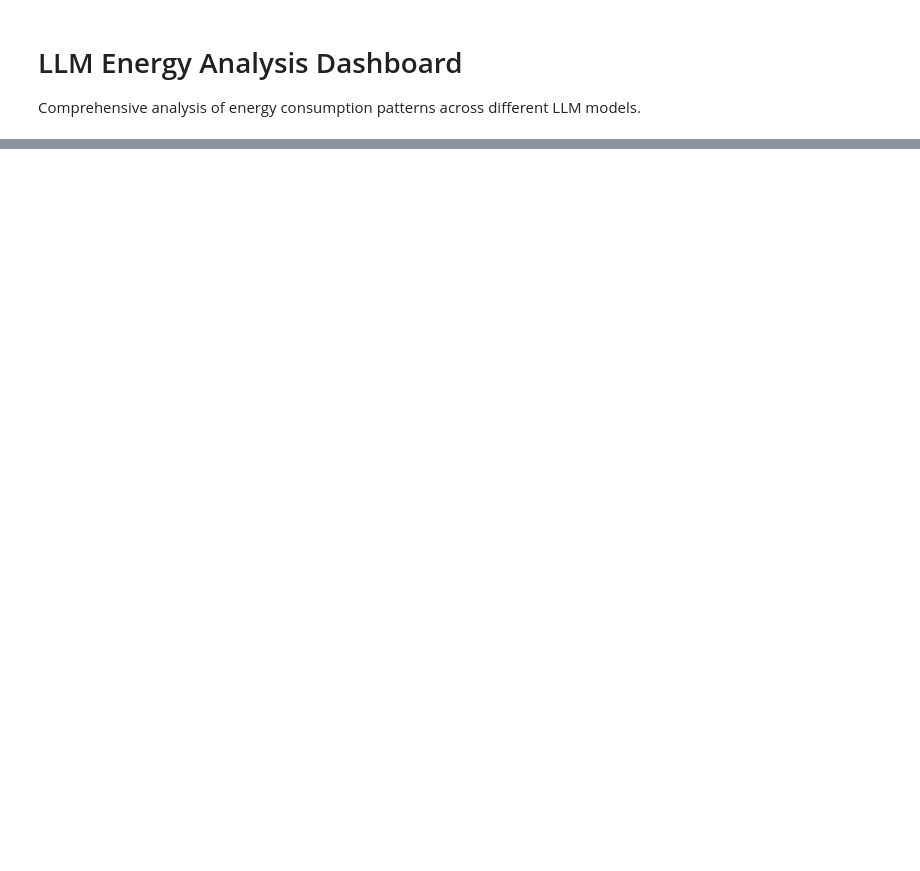
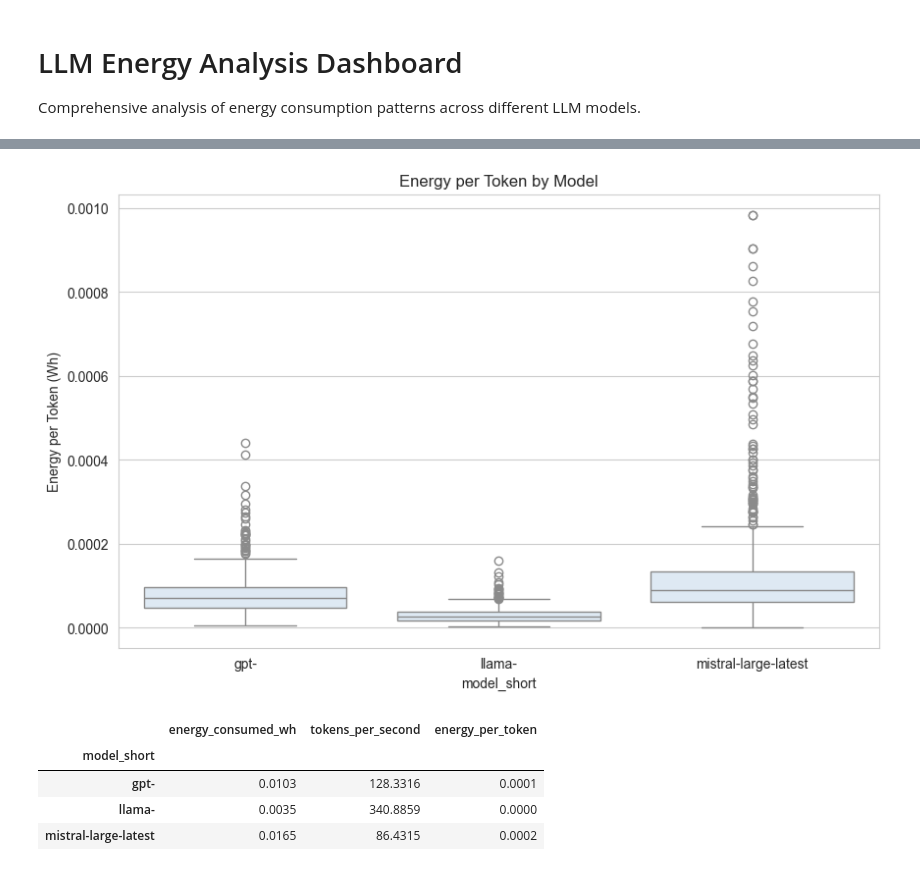
Before and after one commit to evwillow/MeasuringPromptEnergyinLLMs, a Jupyter notebook: stats.ipynb, the cells around one changed output, grey strips where cells are left out. Saved outputs shown, nothing was run; the diff lists cells and outputs as text; code cells hidden in the pictures; blank space fills up the shorter version.

```diff
--- a/stats.ipynb
+++ b/stats.ipynb
@@ -140,0 +86,21 @@ plt.show()
+# %%
+df_clean_eff = remove_outliers(df, 'energy_per_token')
+plt.figure(figsize=(10, 6))
+sns.boxplot(data=df_clean_eff, x='model_short', y='energy_per_token')
+plt.title('Energy per Token by Model')
+plt.ylabel('Energy per Token (Wh)')
+plt.show()
+
+efficiency_data = df.groupby('model_short').agg({
+    'energy_consumed_wh': 'mean',
+    'tokens_per_second': 'mean',
+    'energy_per_token': 'mean'
+}).round(4)
+efficiency_data
+# %% [output]
+[figure, added]
+|  | energy_consumed_wh | tokens_per_second | energy_per_token |
+| model_short |  |  |  |
+| gpt- | 0.0103 | 128.3316 | 0.0001 |
+| llama- | 0.0035 | 340.8859 | 0.0000 |
+| mistral-large-latest | 0.0165 | 86.4315 | 0.0002 |
```
Also changed, not shown: parts of 11 cells of this notebook, 1 other file.
